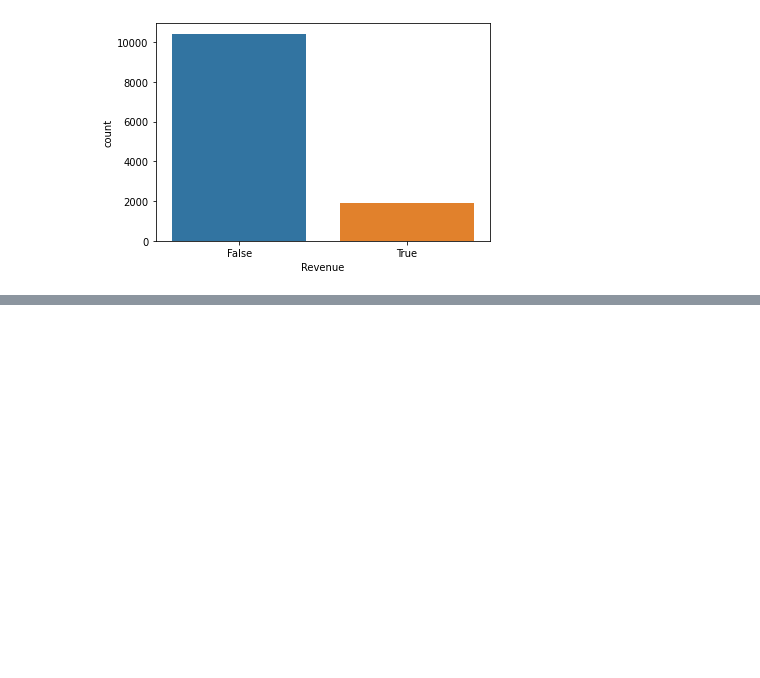
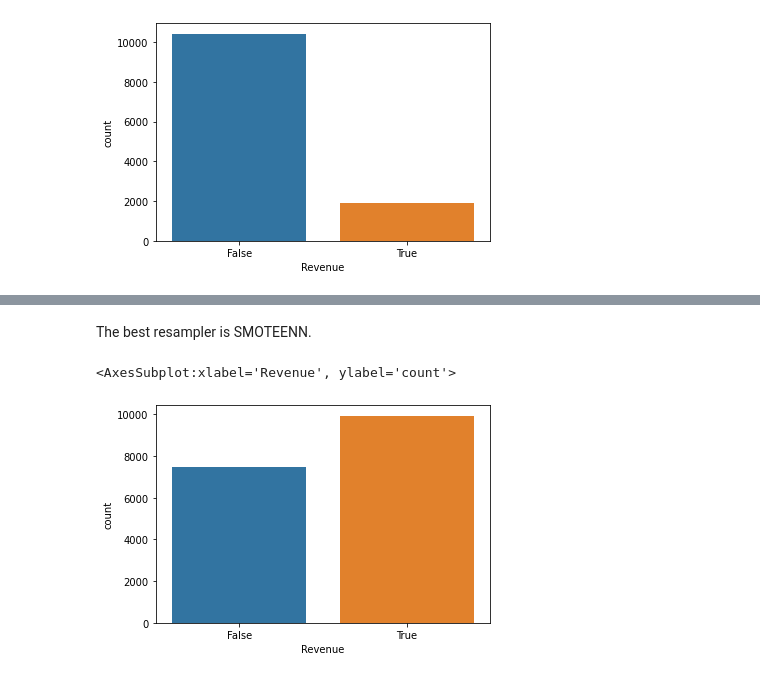
Before and after one commit to julrods/project-ml-onlineshop, a Jupyter notebook: Change 1.ipynb, the cells around one changed output, grey strips where cells are left out. Saved outputs shown, nothing was run; the diff lists cells and outputs as text; code cells hidden in the pictures; blank space fills up the shorter version.

```diff
--- a/Change 1.ipynb
+++ b/Change 1.ipynb
@@ -333,0 +344,4 @@ Tenemos que seguir con el balanceo de los datos probando más técnicas etc, ten
+# %%
+X_train, X_test, y_train, y_test = train_test_split(X_res, y_res, test_size = 0.4, random_state=42)
+# %%
+y_pred = SVC().fit(X_train, y_train).predict(X_test)
@@ -333,0 +364,6 @@ Tenemos que seguir con el balanceo de los datos probando más técnicas etc, ten
+# %%
+for resampler in (SMOTE(), BorderlineSMOTE(), SMOTETomek(), SMOTEENN()):
+    X_res, y_res = resampler.fit_resample(X_std, y)
+    X_train, X_test, y_train, y_test = train_test_split(X_res, y_res, test_size = 0.4, random_state=42)
+    y_pred = SVC().fit(X_train, y_train).predict(X_test)
+    print(resampler.__class__.__name__, accuracy_score(y_test, y_pred), classification_report(y_test, y_pred))
@@ -333,0 +388,7 @@ Tenemos que seguir con el balanceo de los datos probando más técnicas etc, ten
+# %% [markdown]
+The best resampler is SMOTEENN.
+# %%
+sns.countplot(y_res)
+# %% [output]
+<AxesSubplot:xlabel='Revenue', ylabel='count'>
+[figure, added]
```
Also changed, not shown: parts of 32 cells of this notebook.
